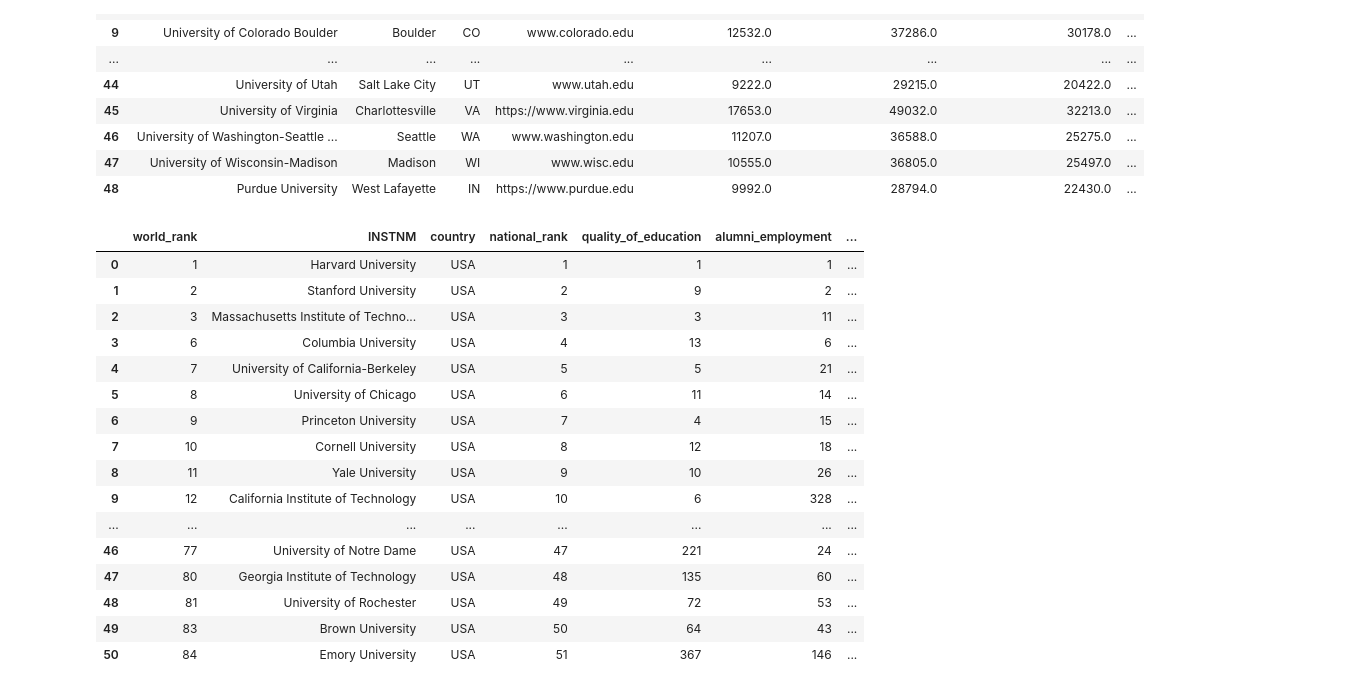
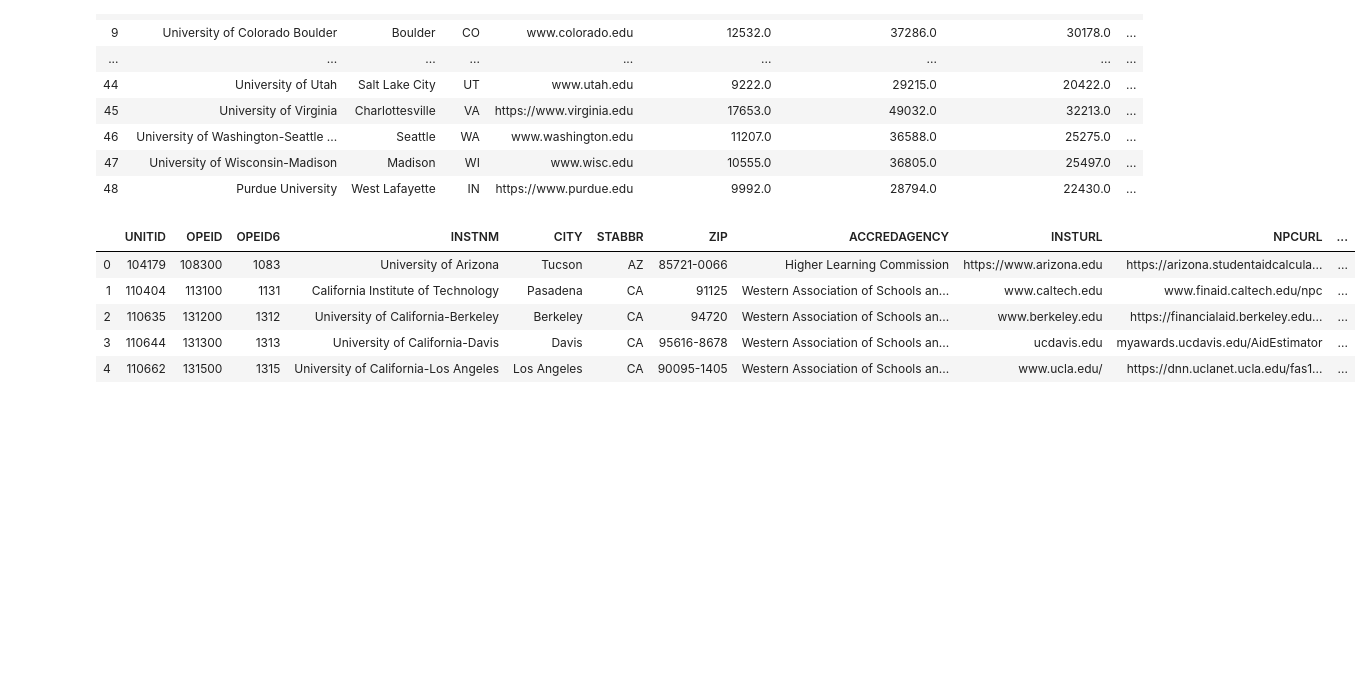
Before and after one commit to mitchklee35/Top-US-Universities-ETL, a Jupyter notebook: bigCSV_KW.ipynb, the cells around one changed output. Drawn from its saved outputs; the diff is of its cells as text; code cells hidden in the pictures; blank space fills up the shorter version.

```diff
--- a/bigCSV_KW.ipynb
+++ b/bigCSV_KW.ipynb
@@ -7,7 +7,7 @@ import requests
 # %%
 
 # Save file path to variable
-bigColData_csv = "resources/top25_bigData.csv"
+bigColData_csv = "resources/top50_bigData.csv"
 # %%
 # Read with Pandas
 bigColData_raw = pd.read_csv(bigColData_csv, low_memory=False)
@@ -110,26 +110,15 @@ bigColData_df
 # %%
 kegColData_csv = "resources/kaggle_top50.csv"
 kagColData_raw = pd.read_csv(bigColData_csv, low_memory=False)
 pd.options.display.max_columns = 2000
-kagColData_raw
+kagColData_raw.head()
 # %% [output]
-|  | world_rank | INSTNM | country | national_rank | quality_of_education | alumni_employment | ... |
-| 0 | 1 | Harvard University | USA | 1 | 1 | 1 | ... |
-| 1 | 2 | Stanford University | USA | 2 | 9 | 2 | ... |
-| 2 | 3 | Massachusetts Institute of Techno... | USA | 3 | 3 | 11 | ... |
-| 3 | 6 | Columbia University | USA | 4 | 13 | 6 | ... |
-| 4 | 7 | University of California-Berkeley | USA | 5 | 5 | 21 | ... |
-| 5 | 8 | University of Chicago | USA | 6 | 11 | 14 | ... |
-| 6 | 9 | Princeton University | USA | 7 | 4 | 15 | ... |
-| 7 | 10 | Cornell University | USA | 8 | 12 | 18 | ... |
-| 8 | 11 | Yale University | USA | 9 | 10 | 26 | ... |
-| 9 | 12 | California Institute of Technology | USA | 10 | 6 | 328 | ... |
-| ... | ... | ... | ... | ... | ... | ... | ... |
-| 46 | 77 | University of Notre Dame | USA | 47 | 221 | 24 | ... |
-| 47 | 80 | Georgia Institute of Technology | USA | 48 | 135 | 60 | ... |
-| 48 | 81 | University of Rochester | USA | 49 | 72 | 53 | ... |
-| 49 | 83 | Brown University | USA | 50 | 64 | 43 | ... |
-| 50 | 84 | Emory University | USA | 51 | 367 | 146 | ... |
+|  | UNITID | OPEID | OPEID6 | INSTNM | CITY | STABBR | ZIP | ACCREDAGENCY | INSTURL | NPCURL | ... |
+| 0 | 104179 | 108300 | 1083 | University of Arizona | Tucson | AZ | 85721-0066 | Higher Learning Commission | https://www.arizona.edu | https://arizona.studentaidcalcula... | ... |
+| 1 | 110404 | 113100 | 1131 | California Institute of Technology | Pasadena | CA | 91125 | Western Association of Schools an... | www.caltech.edu | www.finaid.caltech.edu/npc | ... |
+| 2 | 110635 | 131200 | 1312 | University of California-Berkeley | Berkeley | CA | 94720 | Western Association of Schools an... | www.berkeley.edu | https://financialaid.berkeley.edu... | ... |
+| 3 | 110644 | 131300 | 1313 | University of California-Davis | Davis | CA | 95616-8678 | Western Association of Schools an... | ucdavis.edu | myawards.ucdavis.edu/AidEstimator | ... |
+| 4 | 110662 | 131500 | 1315 | University of California-Los Angeles | Los Angeles | CA | 90095-1405 | Western Association of Schools an... | www.ucla.edu/ | https://dnn.uclanet.ucla.edu/fas1... | ... |
 # %%
 merge_table = pd.merge(bigColData_df, kagColData_raw, on="INSTNM")
 merge_table
```
Also changed, not shown: parts of 1 cell of this notebook, 5 other files.
